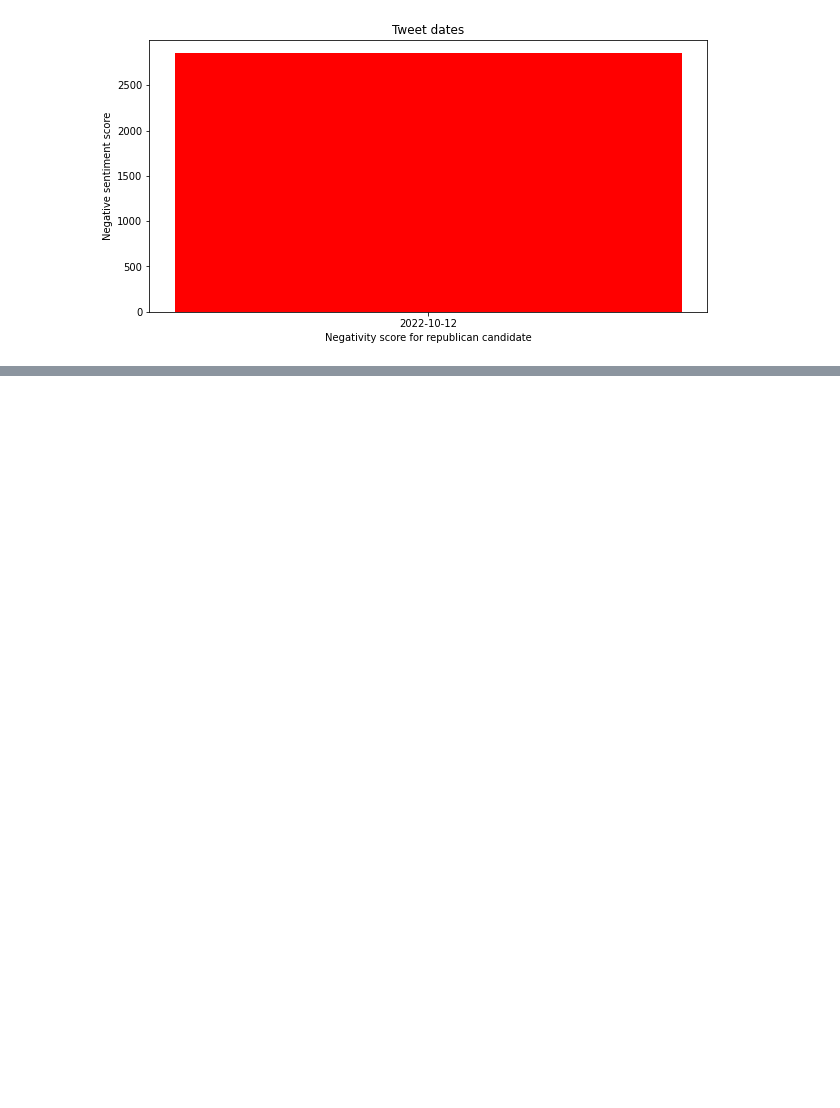
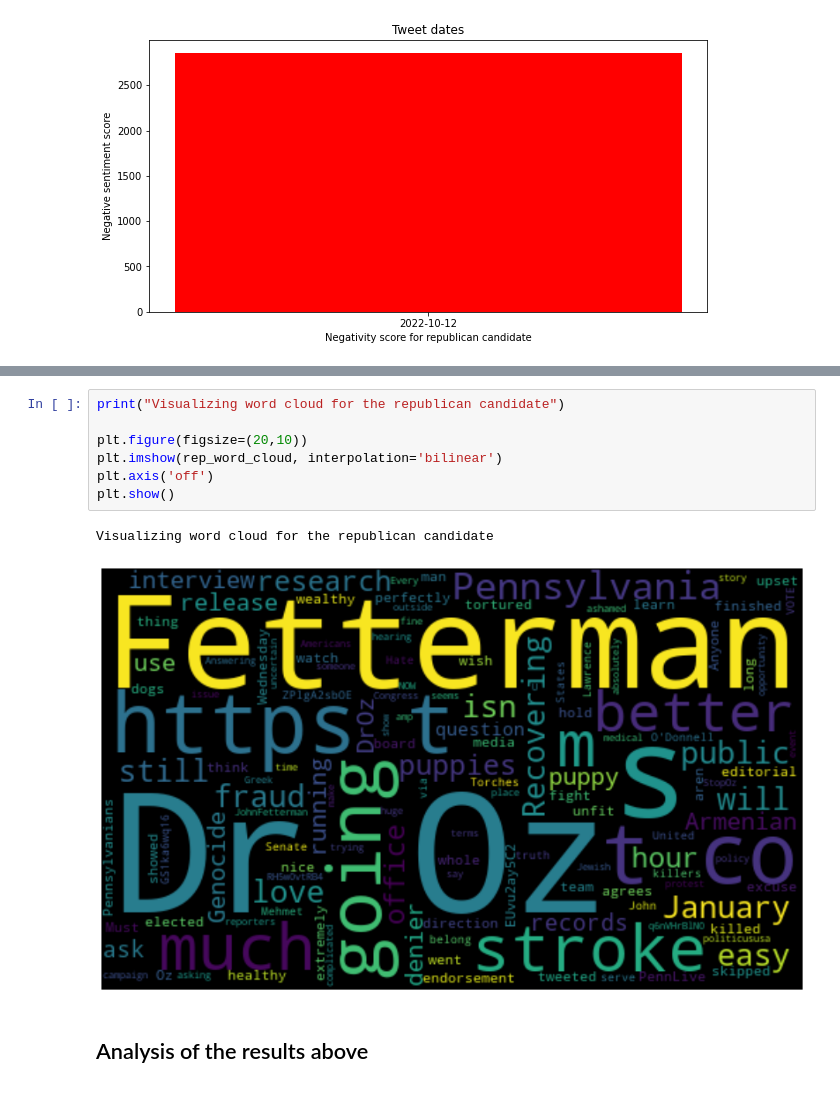
Before and after one commit to Denisfench/twitter_sentiment_analysis, a Jupyter notebook: twitter-sentiment-analysis.ipynb, the cells around one changed output, grey strips where cells are left out. Saved outputs shown, nothing was run; the diff lists cells and outputs as text; blank space fills up the shorter version.

```diff
--- a/twitter-sentiment-analysis.ipynb
+++ b/twitter-sentiment-analysis.ipynb
@@ -353,0 +340,12 @@ Plotting the data for the republican candidate:
+# %%
+print("Visualizing word cloud for the republican candidate")
+
+plt.figure(figsize=(20,10))
+plt.imshow(rep_word_cloud, interpolation='bilinear')
+plt.axis('off')
+plt.show()
+# %% [output]
+Visualizing word cloud for the republican candidate
+[figure, added]
+# %% [markdown]
+<h2>Analysis of the results above<h2>
```
Also changed, not shown: parts of 20 cells of this notebook.
